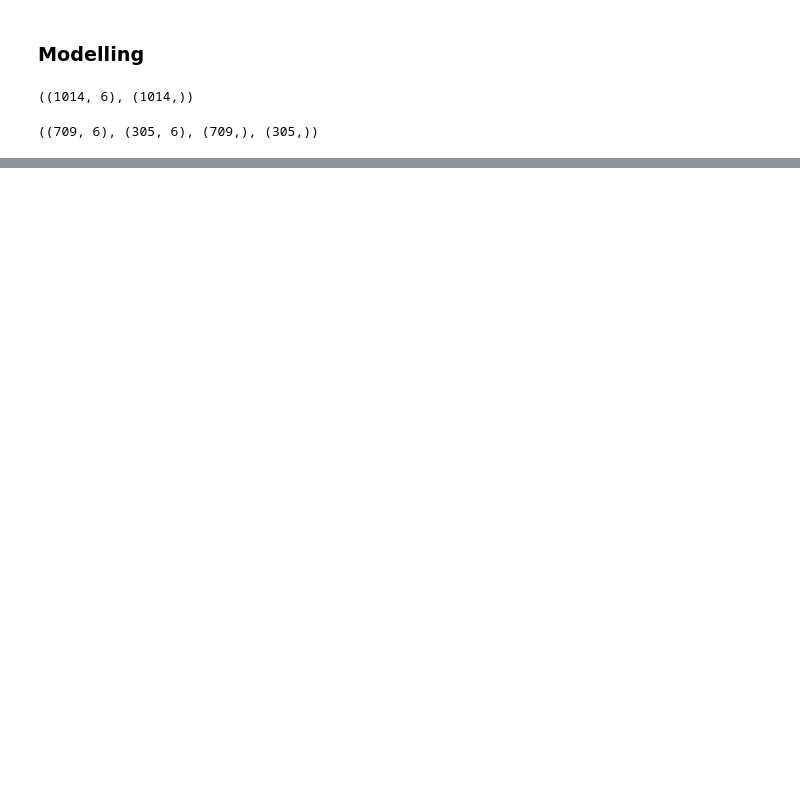
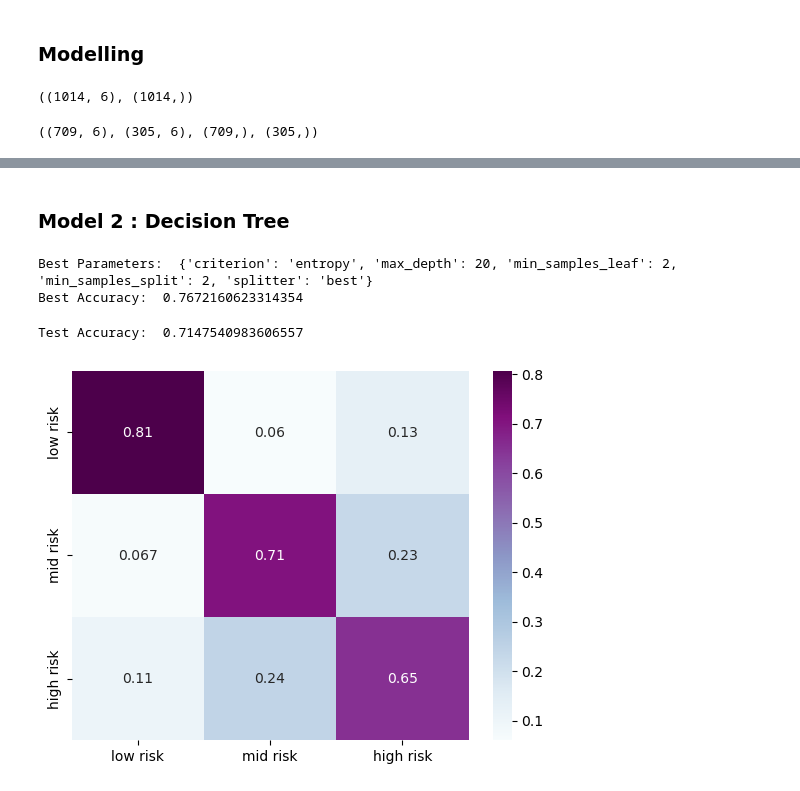
Before and after one commit to alegron-exe/maternal_health_risk, a Jupyter notebook: maternal_health_risk.ipynb, the cells around one changed output, grey strips where cells are left out. Cells and saved outputs as stored; diff of their text form; code cells hidden in the pictures; blank space fills up the shorter version.

```diff
--- a/maternal_health_risk.ipynb
+++ b/maternal_health_risk.ipynb
@@ -249,6 +277,6 @@ from sklearn.metrics import classification_report
 # %%
-X = df.drop("RiskLevel",axis=1)
-y = df["RiskLevel"]
+X = data.drop("RiskLevel",axis=1)
+y = data["RiskLevel"]
 X.shape, y.shape
 # %% [output]
 ((1014, 6), (1014,))
@@ -289,0 +355,53 @@ svm.score(X_test,y_test)
+# %% [markdown]
+### Model 2 : Decision Tree
+# %%
+from sklearn.tree import DecisionTreeClassifier
+from sklearn.model_selection import GridSearchCV
+
+# Decision Tree Classifier modeli oluşturma.
+tree = DecisionTreeClassifier(random_state=0)
+
+# en iyi parametre için grid oluşturma.
+param_grid = {
+    'criterion': ['gini', 'entropy'],
+    'splitter': ['best', 'random'],
+    'max_depth': [10, 20, 30],
+    'min_samples_split': [2, 5, 10],
+    'min_samples_leaf': [2, 4]
+}
+
+# GridSearchCV oluştur.Ve hazırladığımız parametreleri ver.
+grid_search_tree = GridSearchCV(tree, param_grid, cv=5, scoring='accuracy', n_jobs=-1)
+
+# gs veriye fit et
+grid_search_tree.fit(X_train, y_train)
+
+# En iyi sonuç veren paramtreler ve accuracy skorunu yazdır.
+print('Best Parameters: ', grid_search_tree.best_params_)
+print('Best Accuracy: ', grid_search_tree.best_score_)
+
+# en iyi modeli getir.
+best_tree = grid_search_tree.best_estimator_
+# %% [output]
+Best Parameters:  {'criterion': 'entropy', 'max_depth': 20, 'min_samples_leaf': 2, 'min_samples_split': 2, 'splitter': 'best'}
+Best Accuracy:  0.7672160623314354
+# %%
+# test verisinde test etme
+test_accuracy = best_tree.score(X_test, y_test)
+print('Test Accuracy: ', test_accuracy)
+# %% [output]
+Test Accuracy:  0.7147540983606557
+# %%
+# Confusion matrix i görselleştirme
+from sklearn.metrics import confusion_matrix
+
+y_pred = best_tree.predict(X_test)
+
+labels = y_test.unique()
+
+cm_tree = confusion_matrix(y_test, y_pred, normalize='true')
+plt.figure()
+sns.heatmap(cm_tree, annot=True, cmap='BuPu', xticklabels=labels, yticklabels=labels)
+plt.show()
+# %% [output]
+[figure, added]
```
Also changed, not shown: parts of 47 cells of this notebook.
